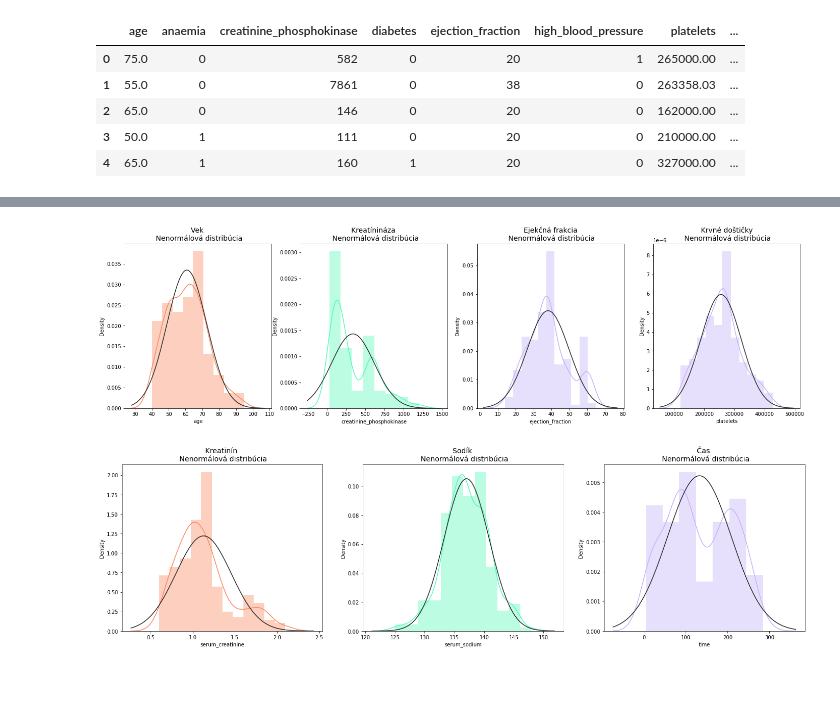
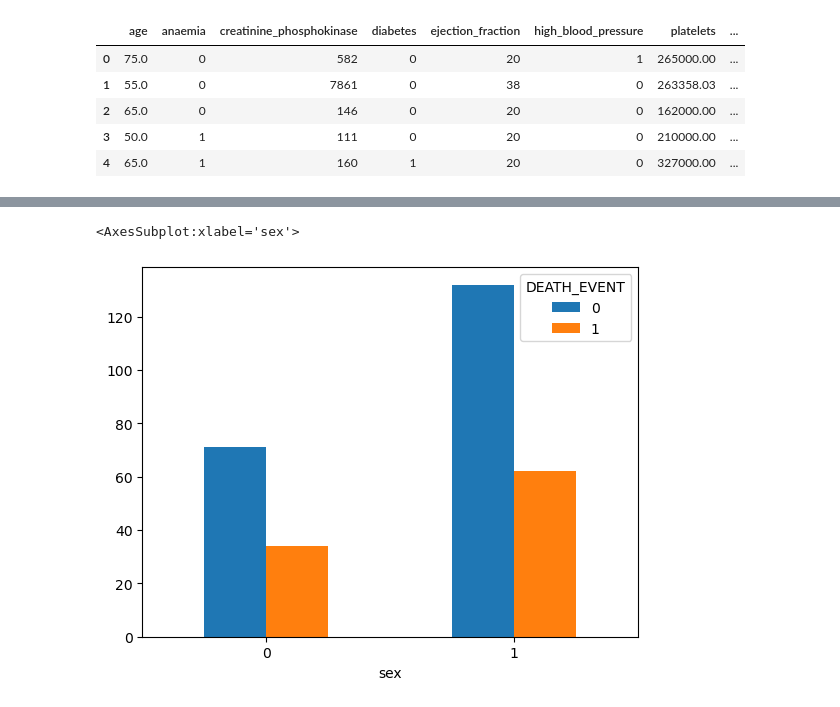
Before and after one commit to mvanko/Vanko_Martin_NS2021, a Jupyter notebook: Vanko_Martin_Predikcia_zlyhania_srdca.ipynb, the cells around one changed output, grey strips where cells are left out. Cells and saved outputs as stored; diff of their text form; code cells hidden in the pictures; blank space fills up the shorter version.

```diff
--- a/Vanko_Martin_Predikcia_zlyhania_srdca.ipynb
+++ b/Vanko_Martin_Predikcia_zlyhania_srdca.ipynb
@@ -172,20 +160,0 @@ plt.show()
-# %%
-#Odstránenie odľahlých hodnôt
-def odstranenie_odlahlych_hodnot(feature, feature_name, dataset):
-    # identifikácia kvartilov Q25 Q50 a Q75
-    q25, q75 = np.percentile(feature, 25), np.percentile(feature, 75)
-    median = q75 - q25
-    feat_cut_off = median * 1.5
-    spodný = q25 - feat_cut_off
-    horný = q75 + feat_cut_off
-    outliers = [x for x in feature if x < spodný or x > horný]
-    dataset = dataset.drop(dataset[(dataset[feature_name] > horný) | (dataset[feature_name] < spodný)].index)
-    return dataset
-
-data = odstranenie_odlahlych_hodnot(data['age'],'age', data)
-data = odstranenie_odlahlych_hodnot(data['creatinine_phosphokinase'],'creatinine_phosphokinase', data)
-data = odstranenie_odlahlych_hodnot(data['ejection_fraction'],'ejection_fraction', data)
-data = odstranenie_odlahlych_hodnot(data['platelets'],'platelets', data)
-data = odstranenie_odlahlych_hodnot(data['serum_creatinine'],'serum_creatinine', data)
-data = odstranenie_odlahlych_hodnot(data['serum_sodium'],'serum_sodium', data)
-data = odstranenie_odlahlych_hodnot(data['time'],'time', data)
@@ -211,33 +160,0 @@ plt.show()
-# %%
-f, ax = plt.subplots(1,4, figsize=(24, 6))
-
-sns.distplot(data['age'],fit=norm, color='#FB8861', ax = ax[0])
-ax[0].set_title('Vek \n Nenormálová distribúcia', fontsize=14)
-
-sns.distplot(data['creatinine_phosphokinase'], fit=norm, color='#56F9BB',ax=ax[1])
-ax[1].set_title('Kreatínináza \n Nenormálová distribúcia', fontsize=14)
-
-sns.distplot(data['ejection_fraction'], fit=norm, color='#C5B3F9', ax = ax[2])
-ax[2].set_title('Ejekčná frakcia\n Nenormálová distribúcia', fontsize=14)
-
-sns.distplot(data['platelets'], fit=norm, color='#C5B3F9',ax = ax[3])
-ax[3].set_title(' Krvné doštičky \n Nenormálová distribúcia', fontsize=14)
-
-plt.show()
-# %% [output]
-[figure, removed]
-# %%
-f, ax = plt.subplots(1,3, figsize=(24, 6))
-
-sns.distplot(data['serum_creatinine'],fit=norm, color='#FB8861', ax = ax[0])
-ax[0].set_title('Kreatinín \n Nenormálová distribúcia', fontsize=14)
-
-sns.distplot(data['serum_sodium'], fit=norm, color='#56F9BB',ax=ax[1])
-ax[1].set_title('Sodík \n Nenormálová distribúcia', fontsize=14)
-
-sns.distplot(data['time'], fit=norm, color='#C5B3F9', ax = ax[2])
-ax[2].set_title('Čas \n Nenormálová distribúcia', fontsize=14)
-
-plt.show()
-# %% [output]
-[figure, removed]
@@ -246,0 +161,5 @@ train = data.drop(['DEATH_EVENT'], axis = 1)
+# %%
+pd.crosstab(data['sex'], data['DEATH_EVENT']).plot(kind = 'bar', rot = 0)
+# %% [output]
+<AxesSubplot:xlabel='sex'>
+[figure, added]
```
Also changed, not shown: parts of 37 cells of this notebook, 1 other file.
